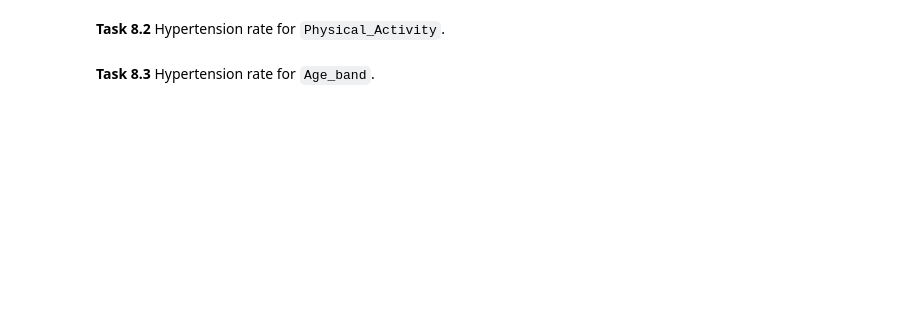
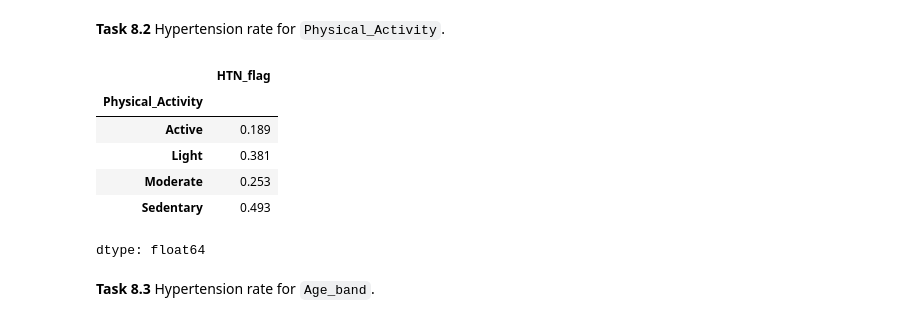
Before and after one commit to alexzotov1234/Week_5, a Jupyter notebook: Week5_Workshop_Pandas_Student.ipynb, the cells around one changed output. Drawn from its saved outputs; the diff is of its cells as text; code cells hidden in the pictures; blank space fills up the shorter version.

```diff
--- a/Week5_Workshop_Pandas_Student.ipynb
+++ b/Week5_Workshop_Pandas_Student.ipynb
@@ -761,6 +765,15 @@ TypeError: 'ellipsis' object is not callable
 **Task 8.2** Hypertension rate for `Physical_Activity`.
 # %%
 # your code here
+df.groupby('Physical_Activity')['HTN_flag'].mean().round(3)
+# %% [output]
+|  | HTN_flag |
+| Physical_Activity |  |
+| Active | 0.189 |
+| Light | 0.381 |
+| Moderate | 0.253 |
+| Sedentary | 0.493 |
+dtype: float64
 # %% [markdown]
 **Task 8.3** Hypertension rate for `Age_band`.
 # %%
```
Also changed, not shown: parts of 6 cells of this notebook.
